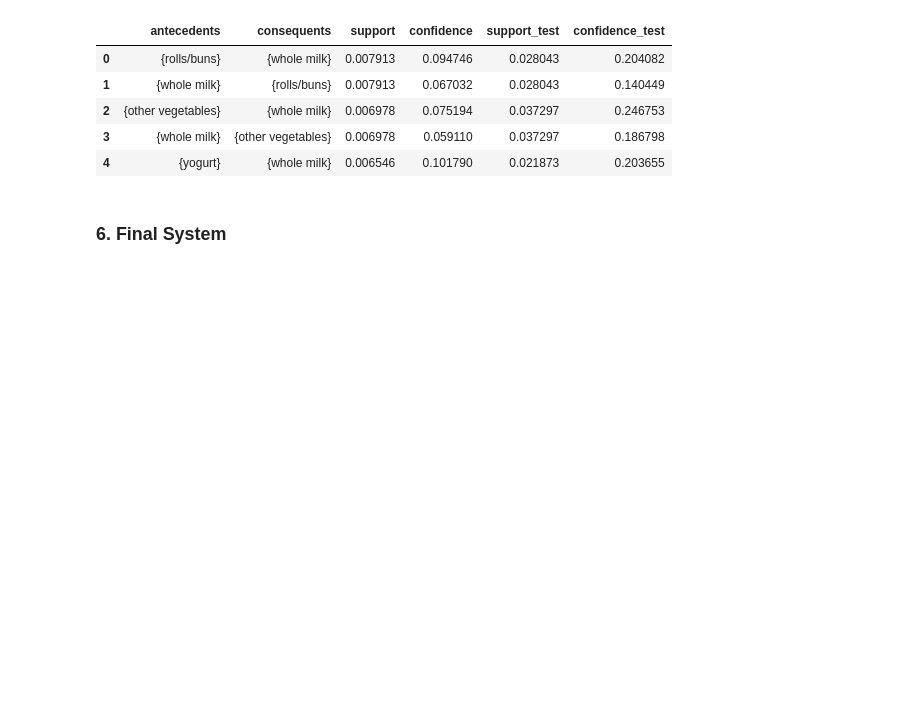
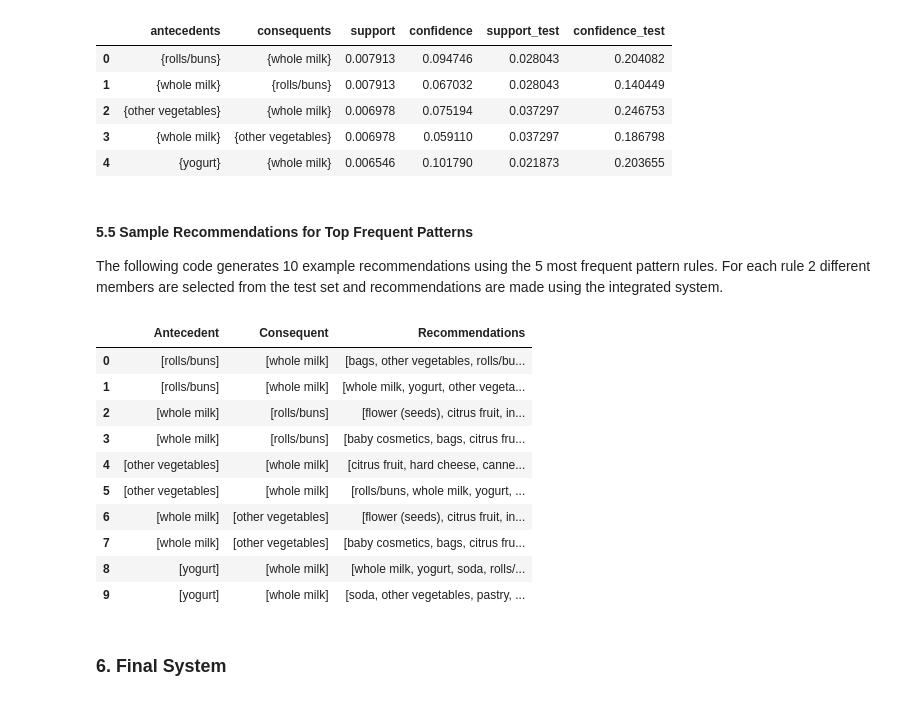
Before and after one commit to umairsayed/MBD_A3, a Jupyter notebook: 7_assign3.ipynb, the cells around one changed output. Drawn from its saved outputs; the diff is of its cells as text; code cells hidden in the pictures; blank space fills up the shorter version.

```diff
--- a/7_assign3.ipynb
+++ b/7_assign3.ipynb
@@ -954,7 +954,7 @@ data_train_path = './data/Groceries data train.csv'  # Task 2 input
 cf_model = CollaborativeFiltering(data=data_train_path)
 recommender = RecommendationSystem(cf_model, pattern_file)
 
-member_id = 1
+member_id = 1000
 top_k = 10
 top_recommendations = recommender.recommend(member_id, top_k=top_k, is_pattern_used=True)
 
@@ -1192,6 +1191,38 @@ top_5[['antecedents', 'consequents', 'support', 'confidence', 'support_test', 'c
 | 2 | {other vegetables} | {whole milk} | 0.006978 | 0.075194 | 0.037297 | 0.246753 |
 | 3 | {whole milk} | {other vegetables} | 0.006978 | 0.059110 | 0.037297 | 0.186798 |
 | 4 | {yogurt} | {whole milk} | 0.006546 | 0.101790 | 0.021873 | 0.203655 |
+# %% [markdown]
+#### 5.5 Sample Recommendations for Top Frequent Patterns
+
+The following code generates 10 example recommendations using the 5 most frequent pattern rules. For each rule 2 different members are selected from the test set and recommendations are made using the integrated system.
+# %%
+output_rows = []
+for idx, row in top_5.iterrows():
+    antecedent = list(row['antecedents'])
+    consequent = list(row['consequents'])
+    matching_users = test_df[test_df['itemDescription'].isin(antecedent)]
+
+    for members_id in matching_users['Member_number'].unique()[:2]:
+        recommendations = recommender.recommend(members_id, top_k=5, is_pattern_used=True)
+        recommended_items = [item for item, _ in recommendations]
+        output_rows.append([antecedent, consequent, recommended_items])
+
+# Convert to DataFrame
+df_output = pd.DataFrame(output_rows, columns=["Antecedent", "Consequent", "Recommendations"])
+pd.set_option('display.max_colwidth', None)
+display(df_output)
+# %% [output]
+|  | Antecedent | Consequent | Recommendations |
+| 0 | [rolls/buns] | [whole milk] | [bags, other vegetables, rolls/bu... |
+| 1 | [rolls/buns] | [whole milk] | [whole milk, yogurt, other vegeta... |
+| 2 | [whole milk] | [rolls/buns] | [flower (seeds), citrus fruit, in... |
+| 3 | [whole milk] | [rolls/buns] | [baby cosmetics, bags, citrus fru... |
+| 4 | [other vegetables] | [whole milk] | [citrus fruit, hard cheese, canne... |
+| 5 | [other vegetables] | [whole milk] | [rolls/buns, whole milk, yogurt, ... |
+| 6 | [whole milk] | [other vegetables] | [flower (seeds), citrus fruit, in... |
+| 7 | [whole milk] | [other vegetables] | [baby cosmetics, bags, citrus fru... |
+| 8 | [yogurt] | [whole milk] | [whole milk, yogurt, soda, rolls/... |
+| 9 | [yogurt] | [whole milk] | [soda, other vegetables, pastry, ... |
 # %% [markdown]
 ### 6. Final System
 # %%
```
Also changed, not shown: parts of 12 cells of this notebook.
